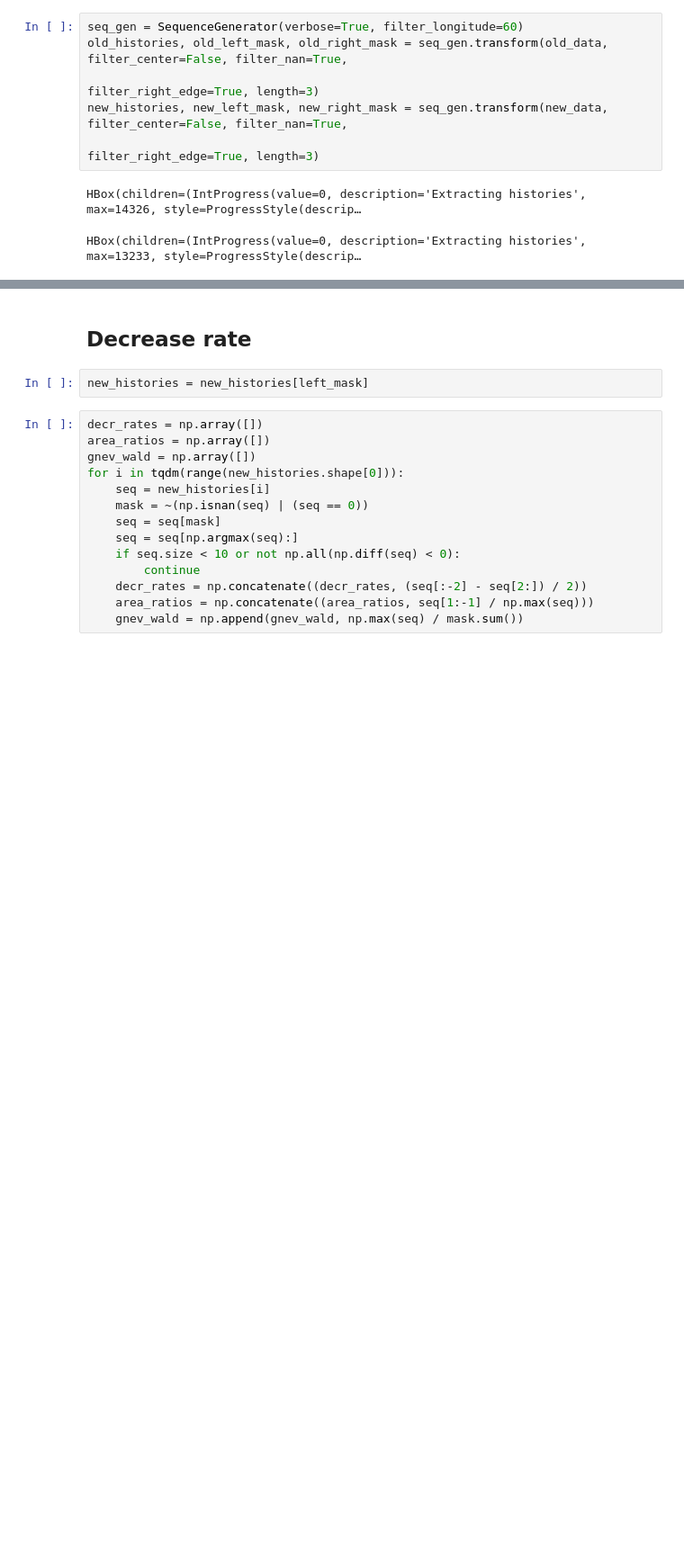
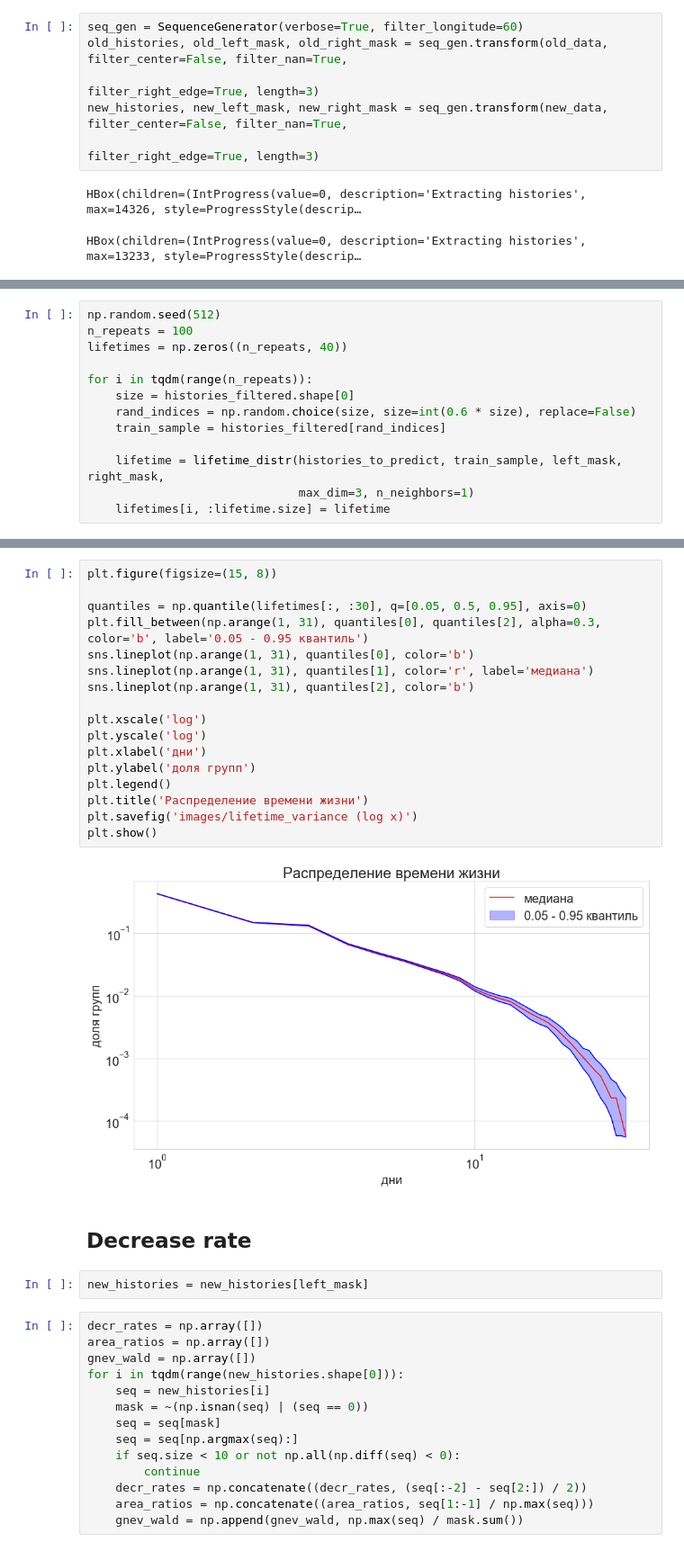
Before and after one commit to isadrtdinov/Solar-Activity, a Jupyter notebook: experiments.ipynb, the cells around one changed output, grey strips where cells are left out. Shown at 90% size. Cells and saved outputs as stored; diff of their text form; blank space fills up the shorter version.

```diff
--- a/experiments.ipynb
+++ b/experiments.ipynb
@@ -544,0 +586,13 @@ plt.show()
+# %%
+np.random.seed(512)
+n_repeats = 100
+lifetimes = np.zeros((n_repeats, 40))
+
+for i in tqdm(range(n_repeats)):
+    size = histories_filtered.shape[0]
+    rand_indices = np.random.choice(size, size=int(0.6 * size), replace=False)
+    train_sample = histories_filtered[rand_indices]
+
+    lifetime = lifetime_distr(histories_to_predict, train_sample, left_mask, right_mask,
+                              max_dim=3, n_neighbors=1)
+    lifetimes[i, :lifetime.size] = lifetime
@@ -545,3 +601,22 @@ plt.show()
+# %%
+plt.figure(figsize=(15, 8))
+
+quantiles = np.quantile(lifetimes[:, :30], q=[0.05, 0.5, 0.95], axis=0)
+plt.fill_between(np.arange(1, 31), quantiles[0], quantiles[2], alpha=0.3, color='b', label='0.05 - 0.95 квантиль')
+sns.lineplot(np.arange(1, 31), quantiles[0], color='b')
+sns.lineplot(np.arange(1, 31), quantiles[1], color='r', label='медиана')
+sns.lineplot(np.arange(1, 31), quantiles[2], color='b')
+
+plt.xscale('log')
+plt.yscale('log')
+plt.xlabel('дни')
+plt.ylabel('доля групп')
+plt.legend()
+plt.title('Распределение времени жизни')
+plt.savefig('images/lifetime_variance (log x)')
+plt.show()
+# %% [output]
+[figure, added]
 # %% [markdown]
 ## Decrease rate
 # %%
```
Also changed, not shown: parts of 8 cells of this notebook, 12 other files.
